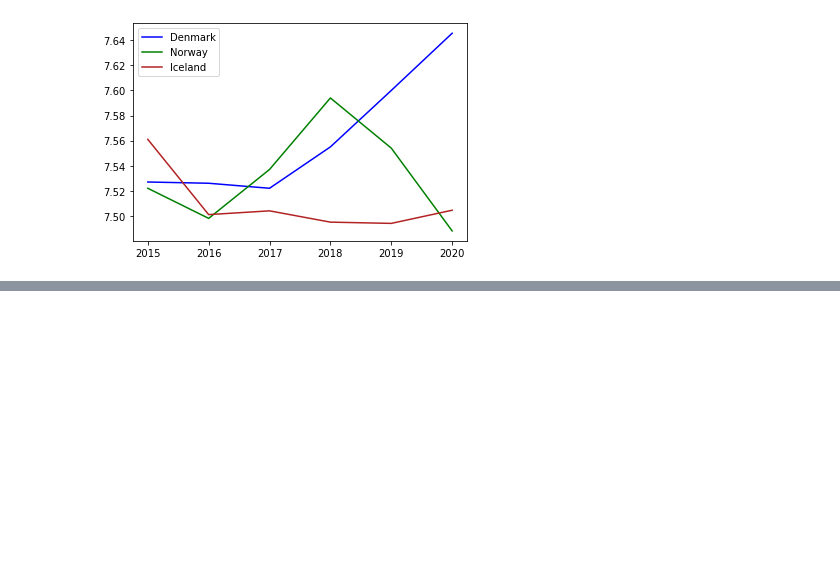
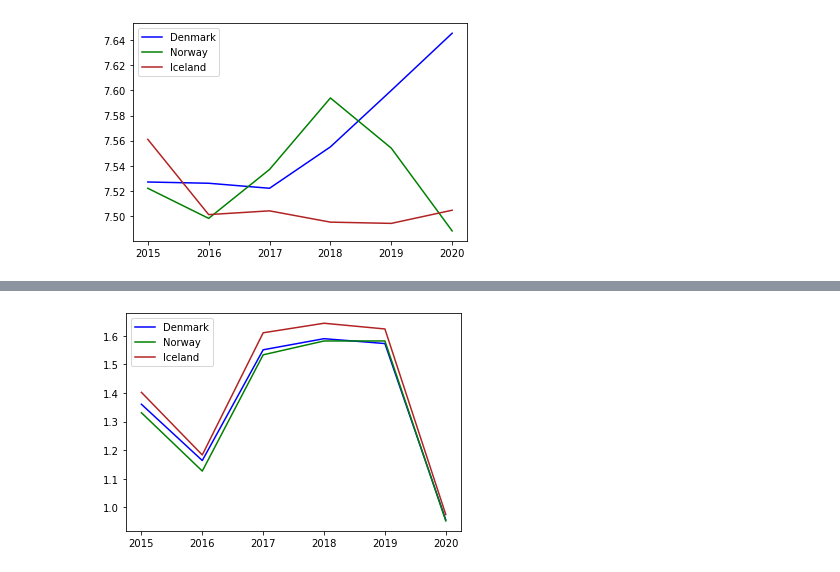
Before and after one commit to alexarnold630/Happiness_Index_Investigation, a Jupyter notebook: Happiness/Line Charts_Lane.ipynb, the cells around one changed output, grey strips where cells are left out. Saved outputs shown, nothing was run; the diff lists cells and outputs as text; code cells hidden in the pictures; blank space fills up the shorter version.

```diff
--- a/Happiness/Line Charts_Lane.ipynb
+++ b/Happiness/Line Charts_Lane.ipynb
@@ -276,0 +293,16 @@ plt.show()
+# %%
+denSV = denmark["Social Support"].values
+norSV = norway["Social Support"].values
+iceSV = iceland["Social Support"].values
+# %%
+plt.plot(years, denSV,color="blue",label="Denmark")
+
+plt.plot(years, norSV,color="green",label="Norway")
+
+plt.plot(years, iceSV,color="firebrick", label="Iceland")
+
+plt.legend()
+
+plt.show()
+# %% [output]
+[figure, added]
```
Also changed, not shown: parts of 13 cells of this notebook.
